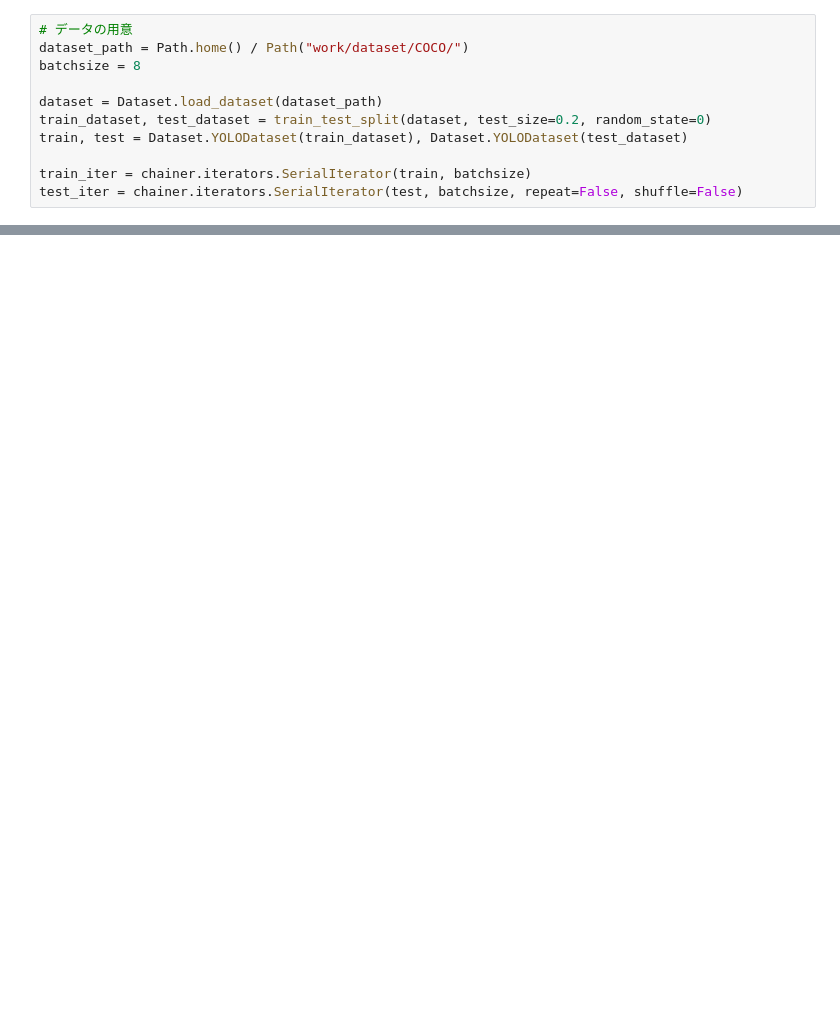
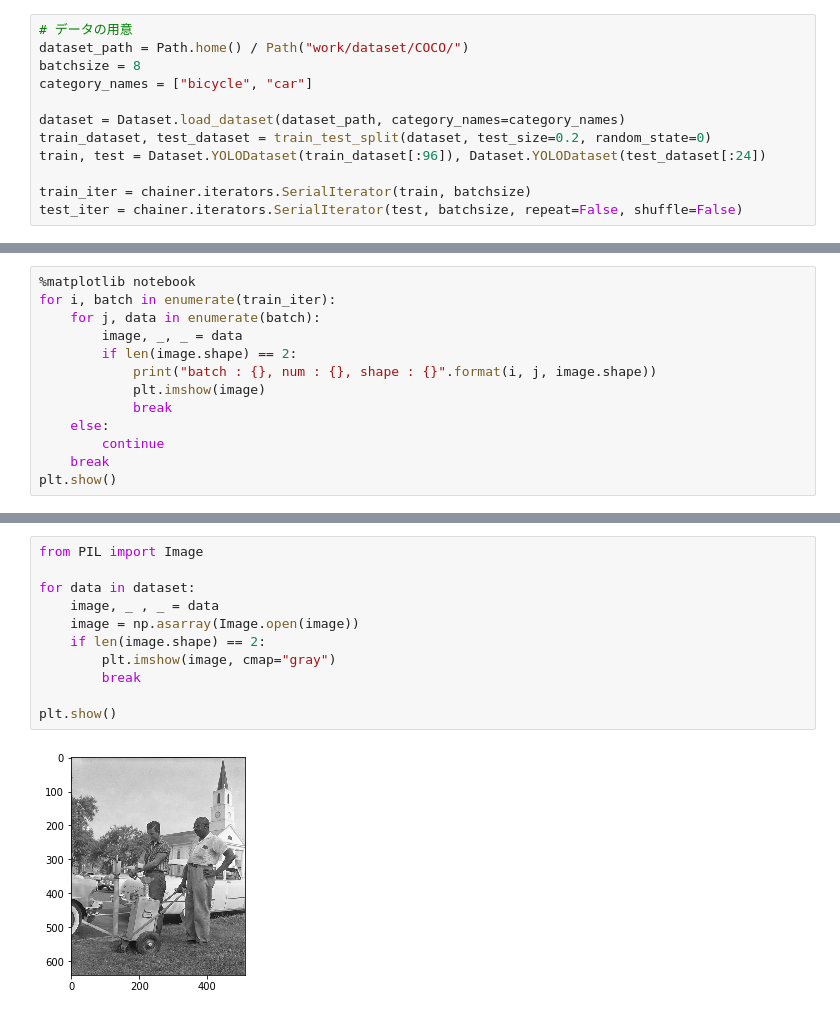
Before and after one commit to y-kitamu/ML_jupyter, a Jupyter notebook: YOLO/test_yolo01.ipynb, the cells around one changed output, grey strips where cells are left out. Cells and saved outputs as stored; diff of their text form; blank space fills up the shorter version.

```diff
--- a/YOLO/test_yolo01.ipynb
+++ b/YOLO/test_yolo01.ipynb
@@ -34,10 +39,11 @@ optimizer.add_hook(optimizer_hooks.GradientClipping(10.0), "hook_grad_clip")
 # データの用意
 dataset_path = Path.home() / Path("work/dataset/COCO/")
 batchsize = 8
+category_names = ["bicycle", "car"]
 
-dataset = Dataset.load_dataset(dataset_path)
+dataset = Dataset.load_dataset(dataset_path, category_names=category_names)
 train_dataset, test_dataset = train_test_split(dataset, test_size=0.2, random_state=0)
-train, test = Dataset.YOLODataset(train_dataset), Dataset.YOLODataset(test_dataset)
+train, test = Dataset.YOLODataset(train_dataset[:96]), Dataset.YOLODataset(test_dataset[:24])
 
 train_iter = chainer.iterators.SerialIterator(train, batchsize)
 test_iter = chainer.iterators.SerialIterator(test, batchsize, repeat=False, shuffle=False)
@@ -70,0 +111,13 @@ trainer.run()
+# %%
+%matplotlib notebook
+for i, batch in enumerate(train_iter):
+    for j, data in enumerate(batch):
+        image, _, _ = data
+        if len(image.shape) == 2:
+            print("batch : {}, num : {}, shape : {}".format(i, j, image.shape))
+            plt.imshow(image)
+            break
+    else:
+        continue
+    break
+plt.show()
@@ -71,3 +143,16 @@ trainer.run()
+# %%
+from PIL import Image
+
+for data in dataset:
+    image, _ , _ = data
+    image = np.asarray(Image.open(image))
+    if len(image.shape) == 2:
+        plt.imshow(image, cmap="gray")
+        break
+
+plt.show()
+# %% [output]
+[figure, added]
 # %%
 # デバッグ、プロット
 thresh = 0.5
```
Also changed, not shown: parts of 10 cells of this notebook, 3 other files.
